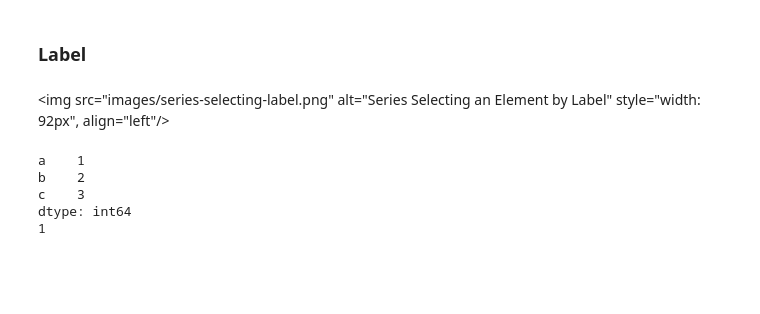
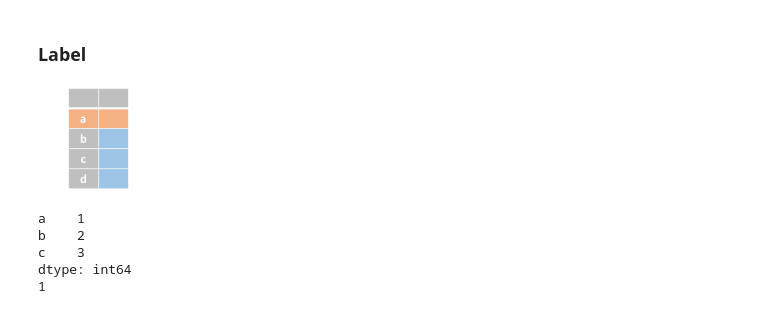
Before and after one commit to Zhenmao/Pandas-Reference-Guide, a Jupyter notebook: 1 Working with Series.ipynb, the cells around one changed output. Cells and saved outputs as stored; diff of their text form; code cells hidden in the pictures; blank space fills up the shorter version.

```diff
--- a/1 Working with Series.ipynb
+++ b/1 Working with Series.ipynb
@@ -133,8 +140,10 @@ dtype: object
 ## Series Selecting
 # %% [markdown]
 ### Label
-# %% [markdown]
-<img src="images/series-selecting-label.png" alt="Series Selecting an Element by Label" style="width: 92px", align="left"/>
+# %%
+Image("images/series-selecting-label.png", width=92)
+# %% [output]
+[figure, added]
 # %%
 s = pd.Series([1, 2, 3], index=['a', 'b', 'c'])
 print(s)
```
Also changed, not shown: parts of 11 cells of this notebook.
